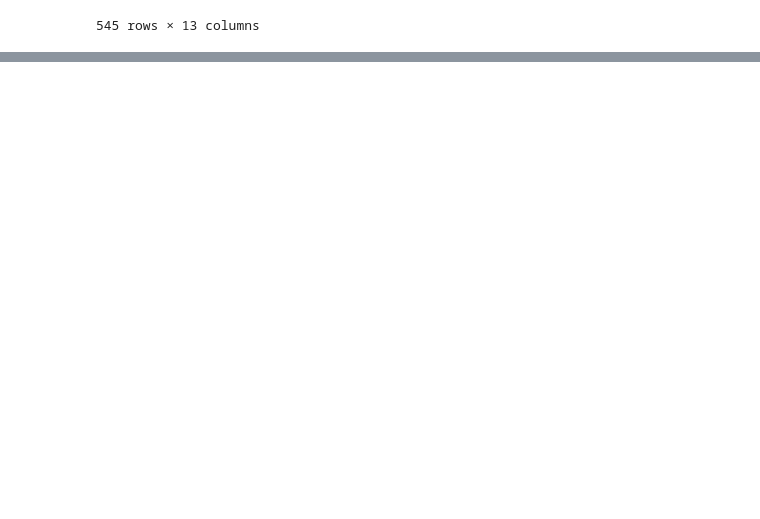
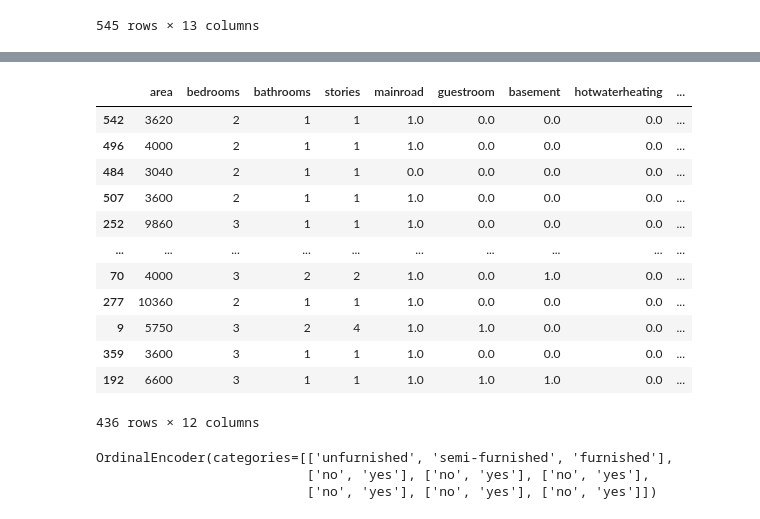
Before and after one commit to Abhijith-03/Machine_learning, a Jupyter notebook: 2.Multiple_linear_regression/model.ipynb, the cells around one changed output, grey strips where cells are left out. Saved outputs shown, nothing was run; the diff lists cells and outputs as text; code cells hidden in the pictures; blank space fills up the shorter version.

```diff
--- a/2.Multiple_linear_regression/model.ipynb
+++ b/2.Multiple_linear_regression/model.ipynb
@@ -39,0 +61,19 @@ df.head(15)
+# %%
+from sklearn.model_selection import train_test_split
+X_train , X_test , y_train , y_test = train_test_split(X, y, test_size = 0.2 , random_state = 0)
+# %%
+X_train
+# %% [output]
+|  | area | bedrooms | bathrooms | stories | mainroad | guestroom | basement | hotwaterheating | ... |
+| 542 | 3620 | 2 | 1 | 1 | 1.0 | 0.0 | 0.0 | 0.0 | ... |
+| 496 | 4000 | 2 | 1 | 1 | 1.0 | 0.0 | 0.0 | 0.0 | ... |
+| 484 | 3040 | 2 | 1 | 1 | 0.0 | 0.0 | 0.0 | 0.0 | ... |
+| 507 | 3600 | 2 | 1 | 1 | 1.0 | 0.0 | 0.0 | 0.0 | ... |
+| 252 | 9860 | 3 | 1 | 1 | 1.0 | 0.0 | 0.0 | 0.0 | ... |
+| ... | ... | ... | ... | ... | ... | ... | ... | ... | ... |
+| 70 | 4000 | 3 | 2 | 2 | 1.0 | 0.0 | 1.0 | 0.0 | ... |
+| 277 | 10360 | 2 | 1 | 1 | 1.0 | 0.0 | 0.0 | 0.0 | ... |
+| 9 | 5750 | 3 | 2 | 4 | 1.0 | 1.0 | 0.0 | 0.0 | ... |
+| 359 | 3600 | 3 | 1 | 1 | 1.0 | 0.0 | 0.0 | 0.0 | ... |
+| 192 | 6600 | 3 | 1 | 1 | 1.0 | 1.0 | 1.0 | 0.0 | ... |
+436 rows × 12 columns
@@ -39,0 +91,6 @@ df.head(15)
+# %%
+oe.fit(X_train[cat_cols])
+# %% [output]
+OrdinalEncoder(categories=[['unfurnished', 'semi-furnished', 'furnished'],
+                           ['no', 'yes'], ['no', 'yes'], ['no', 'yes'],
+                           ['no', 'yes'], ['no', 'yes'], ['no', 'yes']])
```
Also changed, not shown: parts of 13 cells of this notebook.
